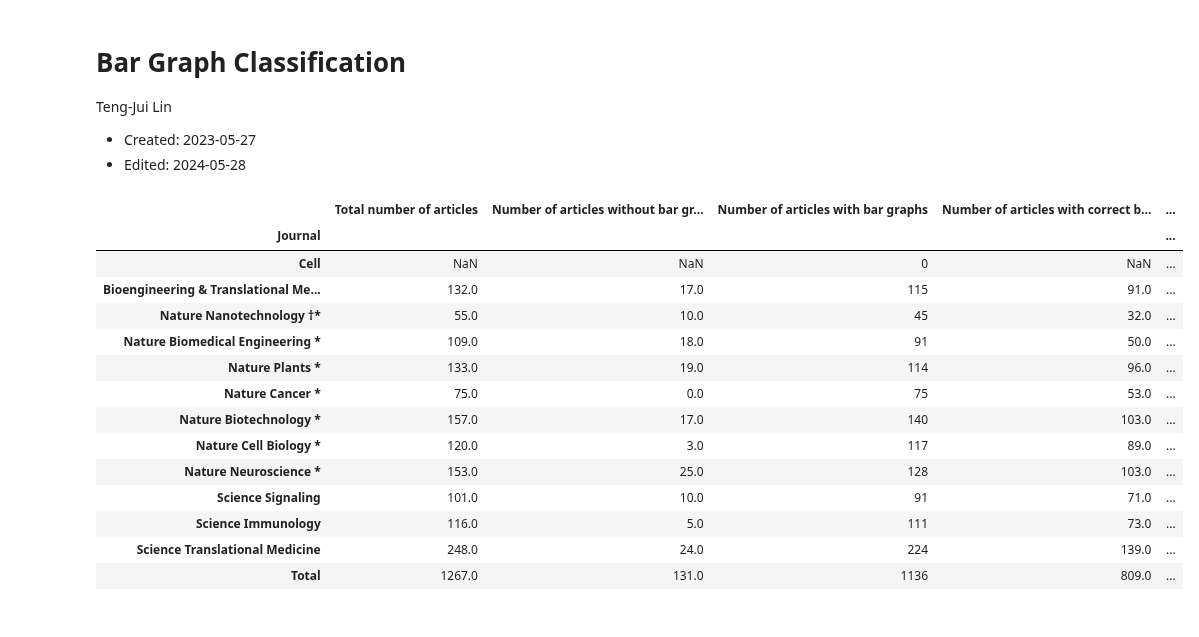
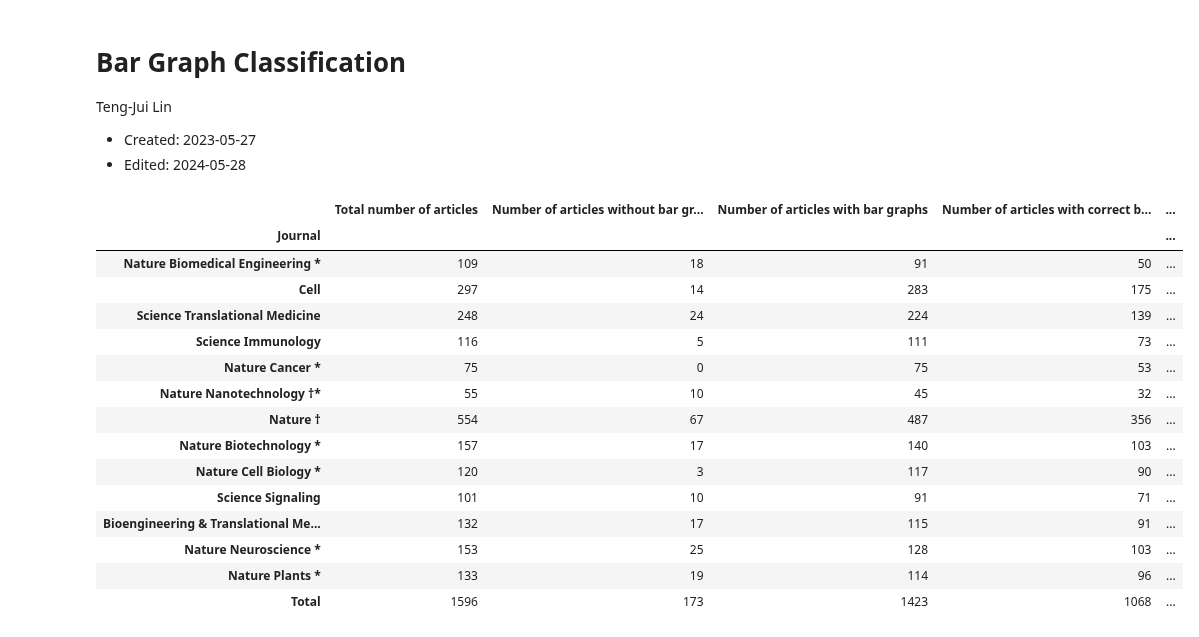
Before and after one commit to tengjuilin/misused-bar-graphs, a Jupyter notebook: bar-graph-classification.ipynb, the cells around one changed output. Saved outputs shown, nothing was run; the diff lists cells and outputs as text; code cells hidden in the pictures.

```diff
--- a/bar-graph-classification.ipynb
+++ b/bar-graph-classification.ipynb
@@ -10,25 +10,26 @@ from bar_constants import *
 %config InlineBackend.figure_format = 'retina'
 %matplotlib inline
 # %%
-df = pd.read_excel(bar_classification_filepath)
+df = pd.read_excel(bar_classification_sorted_filepath)
 df = df.set_index('Journal')
 df
 # %% [output]
 |  | Total number of articles | Number of articles without bar gr... | Number of articles with bar graphs | Number of articles with correct b... | ... |
 | Journal |  |  |  |  | ... |
-| Cell | NaN | NaN | 0 | NaN | ... |
-| Bioengineering & Translational Me... | 132.0 | 17.0 | 115 | 91.0 | ... |
-| Nature Nanotechnology †* | 55.0 | 10.0 | 45 | 32.0 | ... |
-| Nature Biomedical Engineering * | 109.0 | 18.0 | 91 | 50.0 | ... |
-| Nature Plants * | 133.0 | 19.0 | 114 | 96.0 | ... |
-| Nature Cancer * | 75.0 | 0.0 | 75 | 53.0 | ... |
-| Nature Biotechnology * | 157.0 | 17.0 | 140 | 103.0 | ... |
-| Nature Cell Biology * | 120.0 | 3.0 | 117 | 89.0 | ... |
-| Nature Neuroscience * | 153.0 | 25.0 | 128 | 103.0 | ... |
-| Science Signaling | 101.0 | 10.0 | 91 | 71.0 | ... |
-| Science Immunology | 116.0 | 5.0 | 111 | 73.0 | ... |
-| Science Translational Medicine | 248.0 | 24.0 | 224 | 139.0 | ... |
-| Total | 1267.0 | 131.0 | 1136 | 809.0 | ... |
+| Nature Biomedical Engineering * | 109 | 18 | 91 | 50 | ... |
+| Cell | 297 | 14 | 283 | 175 | ... |
+| Science Translational Medicine | 248 | 24 | 224 | 139 | ... |
+| Science Immunology | 116 | 5 | 111 | 73 | ... |
+| Nature Cancer * | 75 | 0 | 75 | 53 | ... |
+| Nature Nanotechnology †* | 55 | 10 | 45 | 32 | ... |
+| Nature † | 554 | 67 | 487 | 356 | ... |
+| Nature Biotechnology * | 157 | 17 | 140 | 103 | ... |
+| Nature Cell Biology * | 120 | 3 | 117 | 90 | ... |
+| Science Signaling | 101 | 10 | 91 | 71 | ... |
+| Bioengineering & Translational Me... | 132 | 17 | 115 | 91 | ... |
+| Nature Neuroscience * | 153 | 25 | 128 | 103 | ... |
+| Nature Plants * | 133 | 19 | 114 | 96 | ... |
+| Total | 1596 | 173 | 1423 | 1068 | ... |
 # %%
 percent_bar_df = df.loc[:, [
     'Percentage of articles with bar graphs',
```
Also changed, not shown: parts of 1 cell of this notebook, 3 other files.
